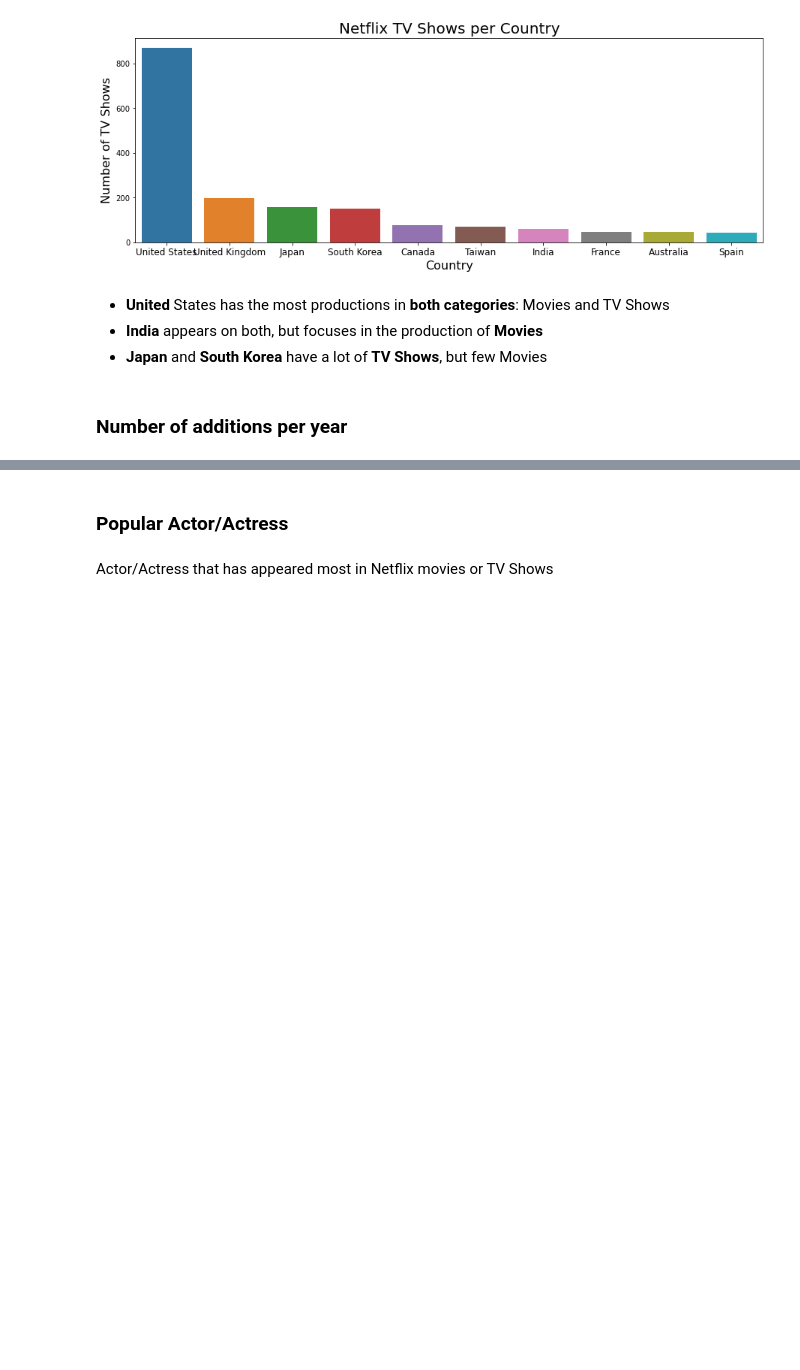
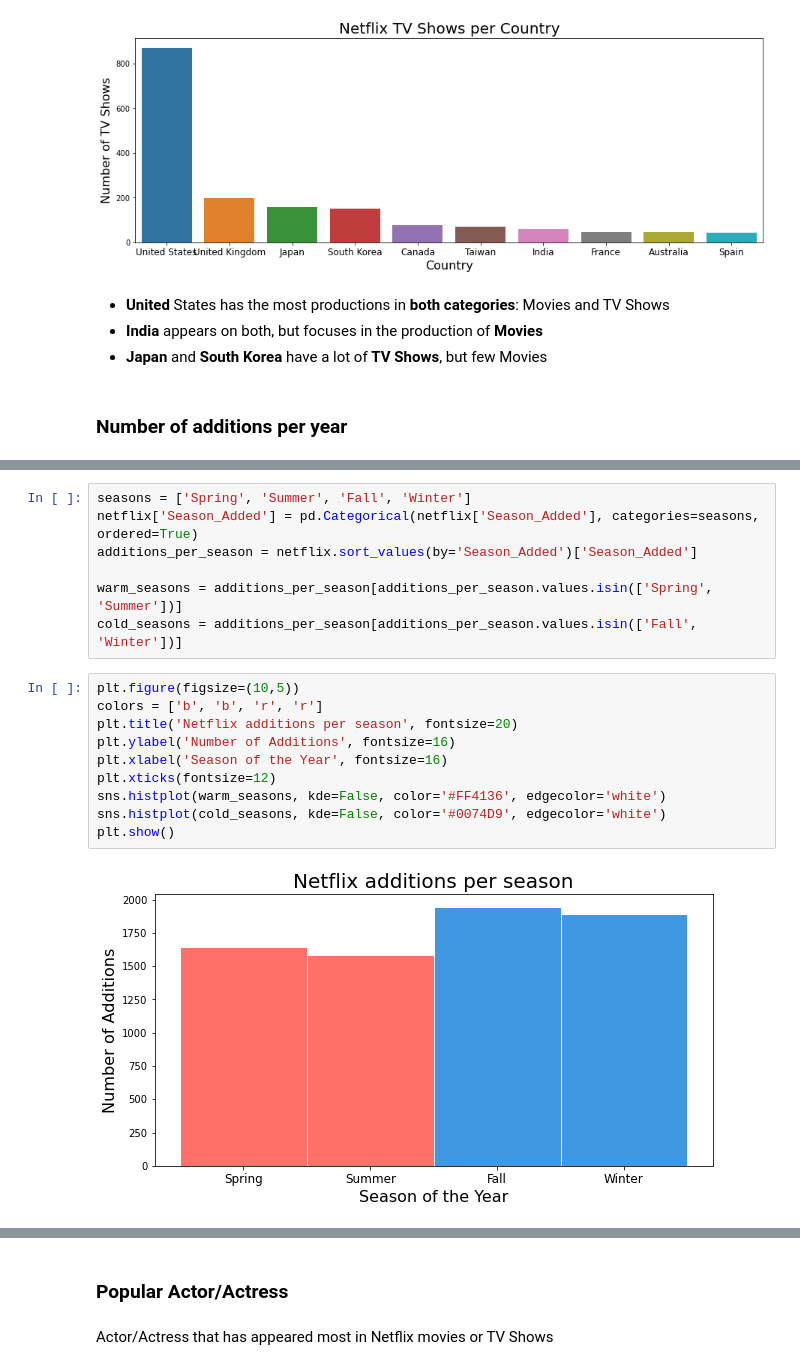
Before and after one commit to kimurarh/netflix-analysis, a Jupyter notebook: Netflix-Analysis.ipynb, the cells around one changed output, grey strips where cells are left out. Cells and saved outputs as stored; diff of their text form; blank space fills up the shorter version.

```diff
--- a/Netflix-Analysis.ipynb
+++ b/Netflix-Analysis.ipynb
@@ -296,0 +333,19 @@ sns.histplot(additions_per_year, kde=False, color='r')
+# %%
+seasons = ['Spring', 'Summer', 'Fall', 'Winter']
+netflix['Season_Added'] = pd.Categorical(netflix['Season_Added'], categories=seasons, ordered=True)
+additions_per_season = netflix.sort_values(by='Season_Added')['Season_Added']
+
+warm_seasons = additions_per_season[additions_per_season.values.isin(['Spring', 'Summer'])]
+cold_seasons = additions_per_season[additions_per_season.values.isin(['Fall', 'Winter'])]
+# %%
+plt.figure(figsize=(10,5))
+colors = ['b', 'b', 'r', 'r']
+plt.title('Netflix additions per season', fontsize=20)
+plt.ylabel('Number of Additions', fontsize=16)
+plt.xlabel('Season of the Year', fontsize=16)
+plt.xticks(fontsize=12)
+sns.histplot(warm_seasons, kde=False, color='#FF4136', edgecolor='white')
+sns.histplot(cold_seasons, kde=False, color='#0074D9', edgecolor='white')
+plt.show()
+# %% [output]
+[figure, added]
```
Also changed, not shown: parts of 17 cells of this notebook.
